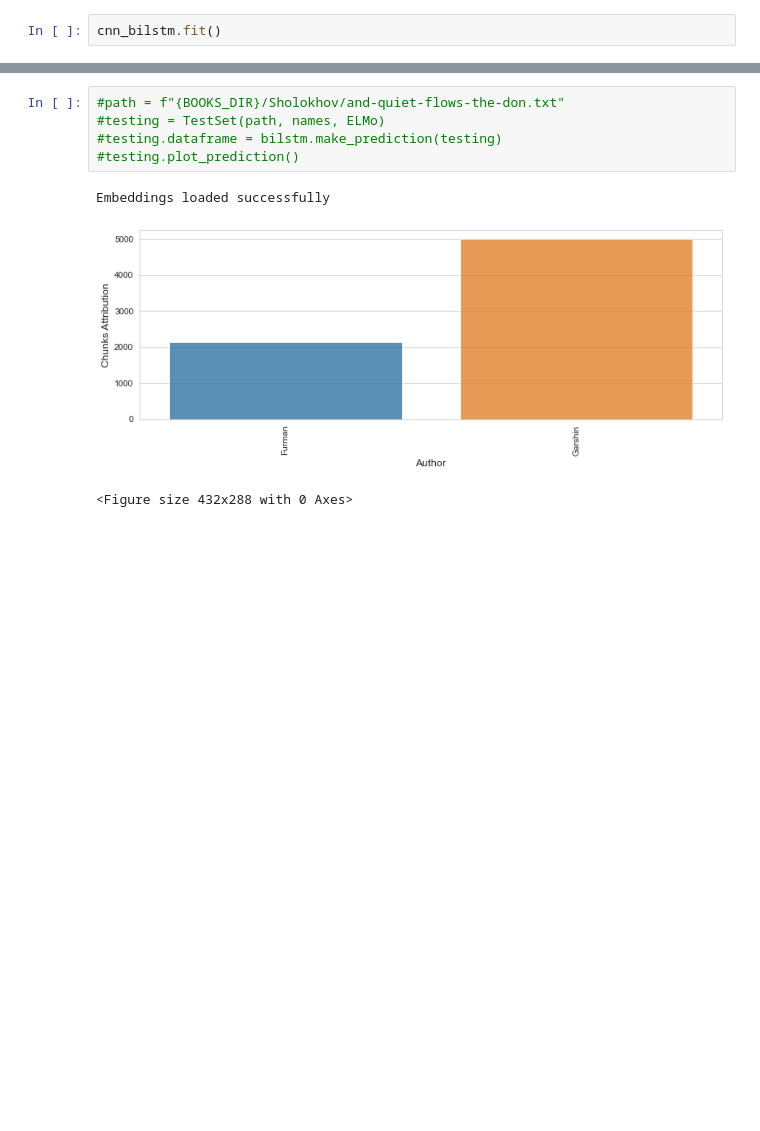
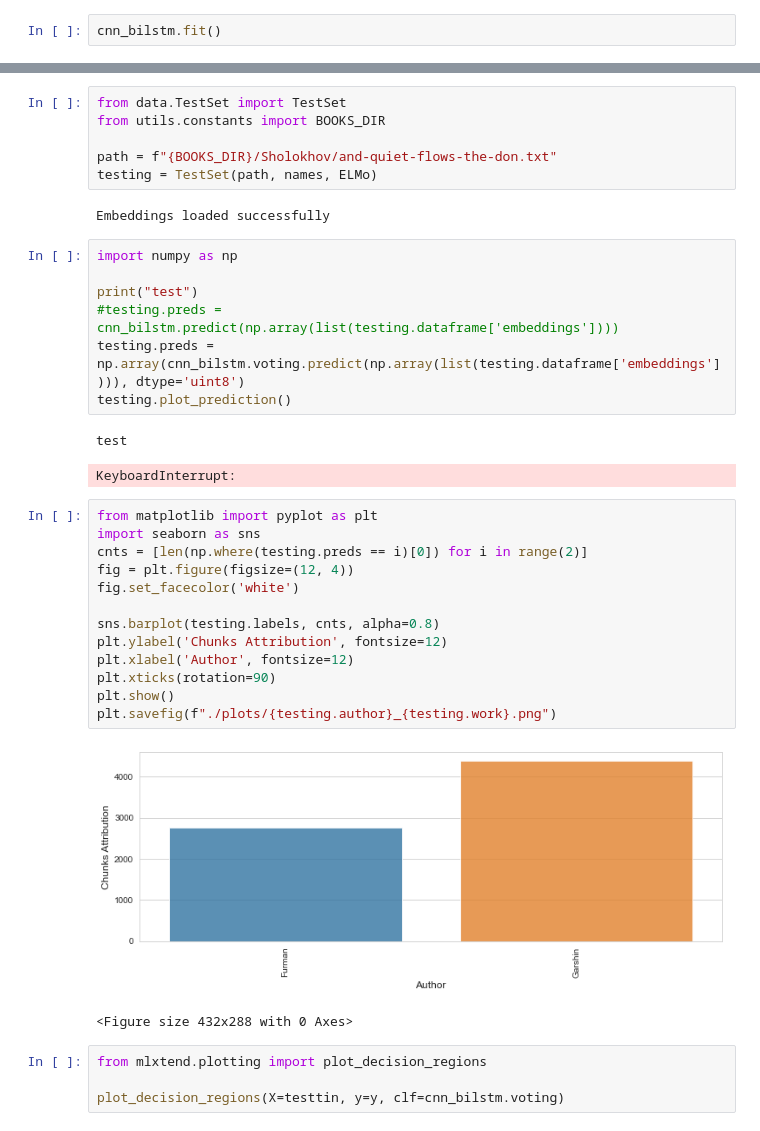
Before and after one commit to kmaltcev/NLP-BiLSTM-model, a Jupyter notebook: CNN_BiLSTM.ipynb, the cells around one changed output, grey strips where cells are left out. Cells and saved outputs as stored; diff of their text form; blank space fills up the shorter version.

```diff
--- a/CNN_BiLSTM.ipynb
+++ b/CNN_BiLSTM.ipynb
@@ -220,9 +213,38 @@ Using Testing Set to Predict
 # %%
-#path = f"{BOOKS_DIR}/Sholokhov/and-quiet-flows-the-don.txt"
-#testing = TestSet(path, names, ELMo)
-#testing.dataframe = bilstm.make_prediction(testing)
-#testing.plot_prediction()
+from data.TestSet import TestSet
+from utils.constants import BOOKS_DIR
+
+path = f"{BOOKS_DIR}/Sholokhov/and-quiet-flows-the-don.txt"
+testing = TestSet(path, names, ELMo)
 # %% [output]
 Embeddings loaded successfully
-[figure, removed]
-<Figure size 432x288 with 0 Axes>
+# %%
+import numpy as np
+
+print("test")
+#testing.preds = cnn_bilstm.predict(np.array(list(testing.dataframe['embeddings'])))
+testing.preds = np.array(cnn_bilstm.voting.predict(np.array(list(testing.dataframe['embeddings']))), dtype='uint8')
+testing.plot_prediction()
+# %% [output]
+test
+KeyboardInterrupt:
+# %%
+from matplotlib import pyplot as plt
+import seaborn as sns
+cnts = [len(np.where(testing.preds == i)[0]) for i in range(2)]
+fig = plt.figure(figsize=(12, 4))
+fig.set_facecolor('white')
+
+sns.barplot(testing.labels, cnts, alpha=0.8)
+plt.ylabel('Chunks Attribution', fontsize=12)
+plt.xlabel('Author', fontsize=12)
+plt.xticks(rotation=90)
+plt.show()
+plt.savefig(f"./plots/{testing.author}_{testing.work}.png")
+# %% [output]
+[figure, added]
+<Figure size 432x288 with 0 Axes>
+# %%
+from mlxtend.plotting import plot_decision_regions
+
+plot_decision_regions(X=testtin, y=y, clf=cnn_bilstm.voting)
```
Also changed, not shown: parts of 8 cells of this notebook, 2 other files.
